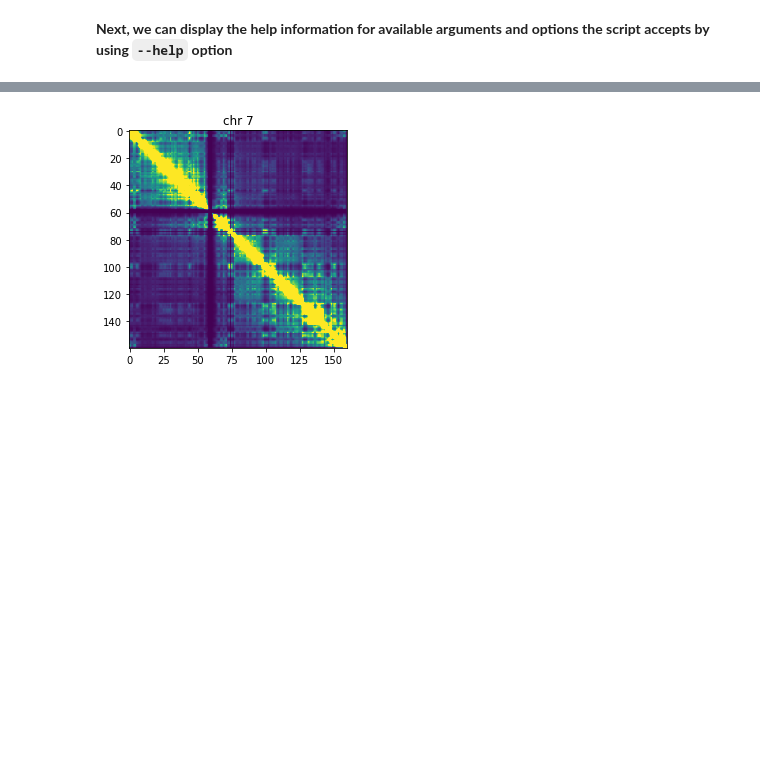
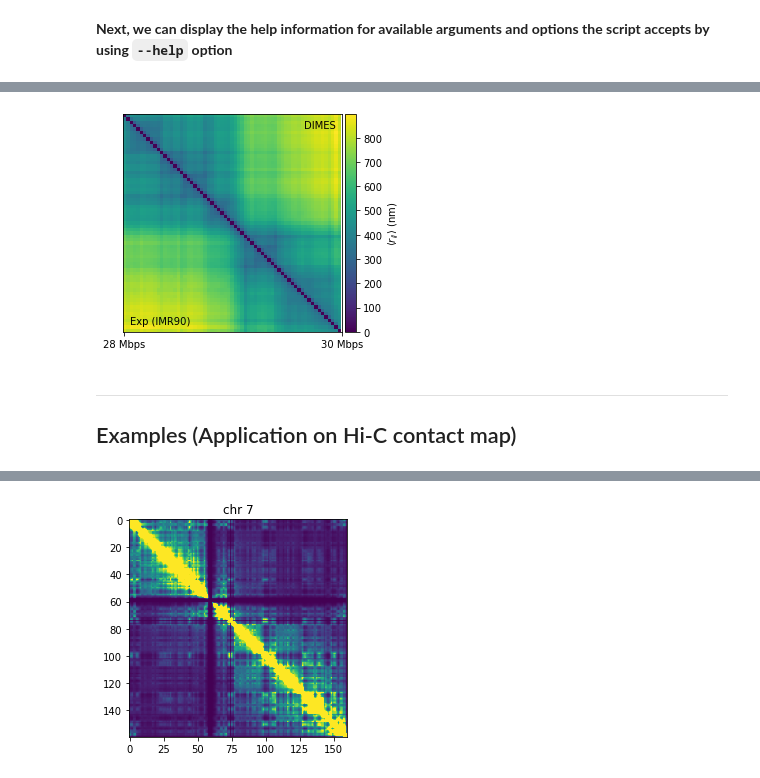
Before and after one commit to anyuzx/HIPPS-DIMES, a Jupyter notebook: walkthrough.ipynb, the cells around one changed output, grey strips where cells are left out. Cells and saved outputs as stored; diff of their text form; code cells hidden in the pictures; blank space fills up the shorter version.

```diff
--- a/walkthrough.ipynb
+++ b/walkthrough.ipynb
@@ -105,0 +119,23 @@ First, let's import the exampled cooler file under the directory `data` and plot
+# %%
+maxent_dmap = np.loadtxt('imr90_chr21_28_30_dmap_final.txt')
+
+fig, ax = plt.subplots()
+img = ax.imshow(np.tril(imr90_chr21_28_30_dmap_mean)+np.triu(maxent_dmap))
+ax.text(0.9,0.95,'DIMES',horizontalalignment='center',verticalalignment='center', transform=ax.transAxes)
+ax.text(0.17,0.05,'Exp (IMR90)',horizontalalignment='center',verticalalignment='center', transform=ax.transAxes)
+ax.set_xticks([0,65])
+ax.set_yticks([])
+ax.set_xticklabels(['28 Mbps', '30 Mbps'])
+
+divider = make_axes_locatable(ax)
+cax = divider.append_axes("right", size="5%", pad=0.05)
+
+cbar = plt.colorbar(img, cax=cax)
+cbar.set_label(r'$\langle r_{ij}\rangle\ (\mathrm{nm})$')
+plt.show()
+# %% [output]
+[figure, added]
+# %% [markdown]
+---
+
+## Examples (Application on Hi-C contact map)
```
Also changed, not shown: parts of 18 cells of this notebook, 2 other files.
